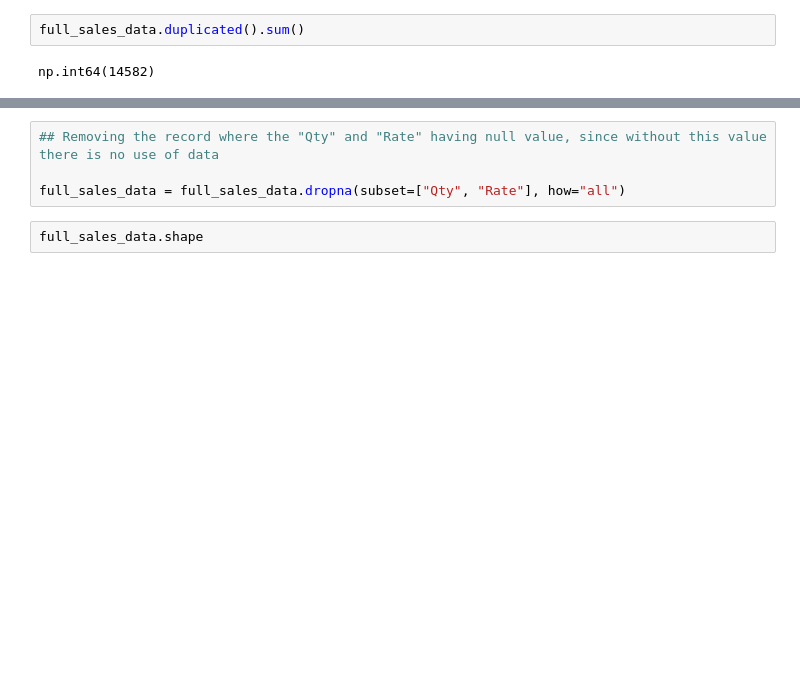
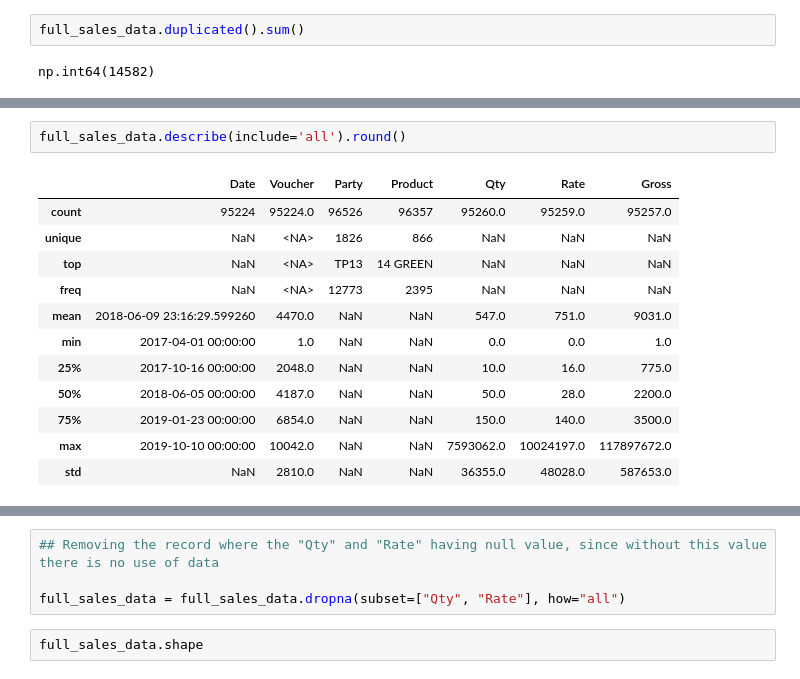
Before and after one commit to deringirish/Data-Science-Learning-in-PROITBRIDGE, a Jupyter notebook: 1_Python/Chapter_4_Python_for_Data_Analysis/task_2.ipynb, the cells around one changed output, grey strips where cells are left out. Saved outputs shown, nothing was run; the diff lists cells and outputs as text; blank space fills up the shorter version.

```diff
--- a/1_Python/Chapter_4_Python_for_Data_Analysis/task_2.ipynb
+++ b/1_Python/Chapter_4_Python_for_Data_Analysis/task_2.ipynb
@@ -118,3 +177,18 @@ full_sales_data = full_sales_data.drop_duplicates()
+# %%
+full_sales_data.describe(include='all').round()
+# %% [output]
+|  | Date | Voucher | Party | Product | Qty | Rate | Gross |
+| count | 95224 | 95224.0 | 96526 | 96357 | 95260.0 | 95259.0 | 95257.0 |
+| unique | NaN | <NA> | 1826 | 866 | NaN | NaN | NaN |
+| top | NaN | <NA> | TP13 | 14 GREEN | NaN | NaN | NaN |
+| freq | NaN | <NA> | 12773 | 2395 | NaN | NaN | NaN |
+| mean | 2018-06-09 23:16:29.599260 | 4470.0 | NaN | NaN | 547.0 | 751.0 | 9031.0 |
+| min | 2017-04-01 00:00:00 | 1.0 | NaN | NaN | 0.0 | 0.0 | 1.0 |
+| 25% | 2017-10-16 00:00:00 | 2048.0 | NaN | NaN | 10.0 | 16.0 | 775.0 |
+| 50% | 2018-06-05 00:00:00 | 4187.0 | NaN | NaN | 50.0 | 28.0 | 2200.0 |
+| 75% | 2019-01-23 00:00:00 | 6854.0 | NaN | NaN | 150.0 | 140.0 | 3500.0 |
+| max | 2019-10-10 00:00:00 | 10042.0 | NaN | NaN | 7593062.0 | 10024197.0 | 117897672.0 |
+| std | NaN | 2810.0 | NaN | NaN | 36355.0 | 48028.0 | 587653.0 |
 # %%
 full_sales_data.shape
 # %% [output]
```
Also changed, not shown: parts of 30 cells of this notebook, 2 other files.
